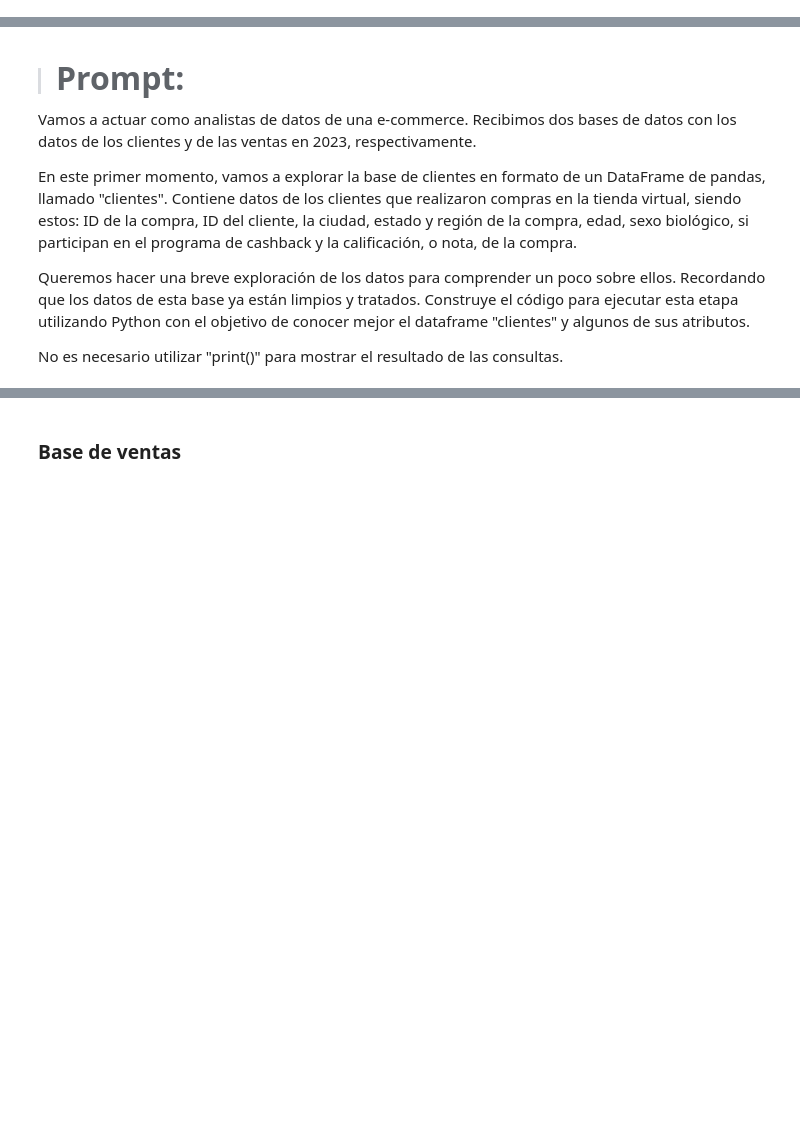
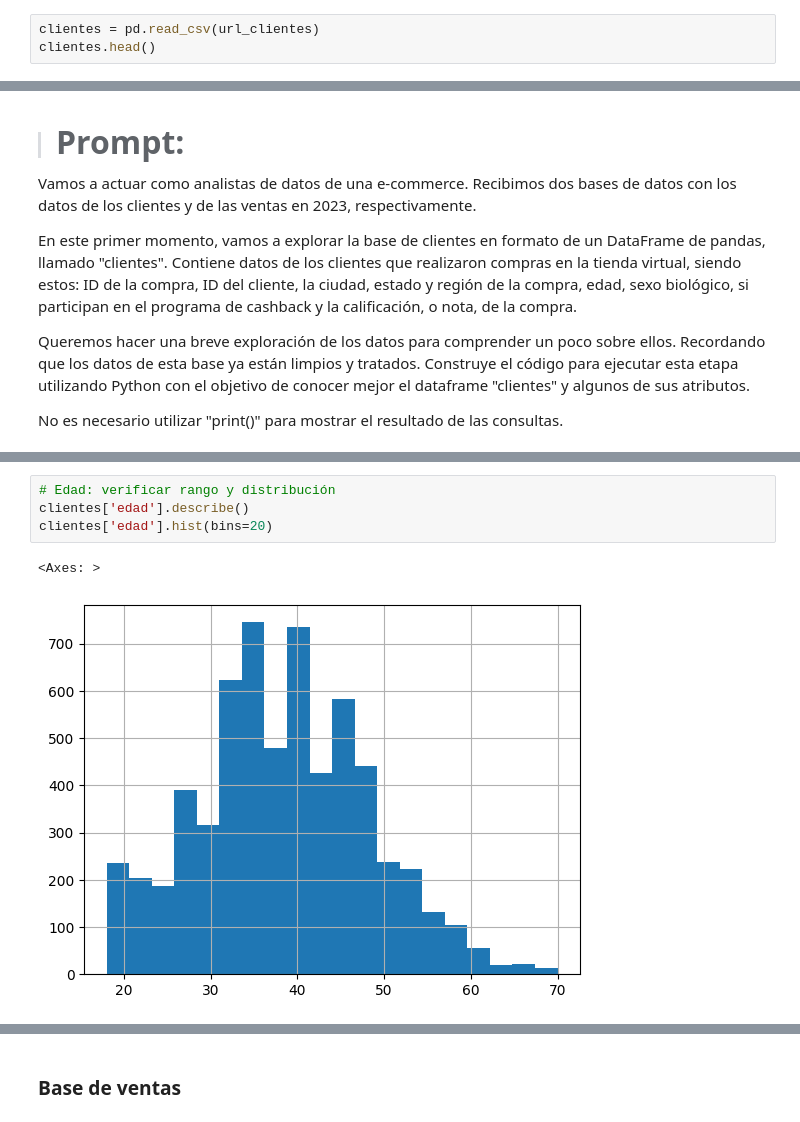
Before and after one commit to Cesar-Curitol/IA_aplicada_a_la_ciencia_de_datos, a Jupyter notebook: IA_aplicada_a_ciencia_de_datos.ipynb, the cells around one changed output, grey strips where cells are left out. Drawn from its saved outputs; the diff is of its cells as text; blank space fills up the shorter version.

```diff
--- a/IA_aplicada_a_ciencia_de_datos.ipynb
+++ b/IA_aplicada_a_ciencia_de_datos.ipynb
@@ -50,3 +50,6 @@ Después de esta etapa, vamos a crear 2 dataframes con los datos de los clientes
 import pandas as pd
 import warnings
 warnings.filterwarnings('ignore')
+# %%
+clientes = pd.read_csv(url_clientes)
+clientes.head()
@@ -70,0 +177,7 @@ No es necesario utilizar "print()" para mostrar el resultado de las consultas.
+# %%
+# Edad: verificar rango y distribución
+clientes['edad'].describe()
+clientes['edad'].hist(bins=20)
+# %% [output]
+<Axes: >
+[figure, added]
```
Also changed, not shown: parts of 28 cells of this notebook.
